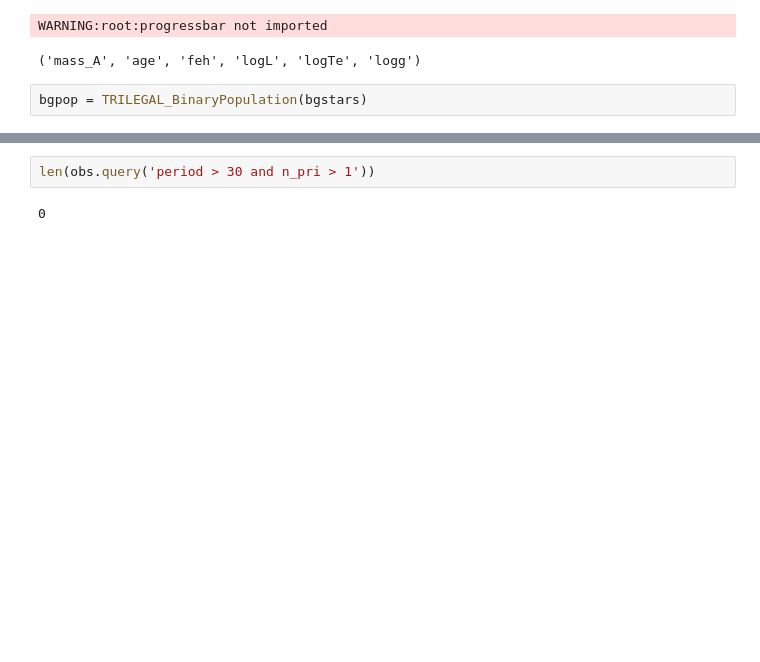
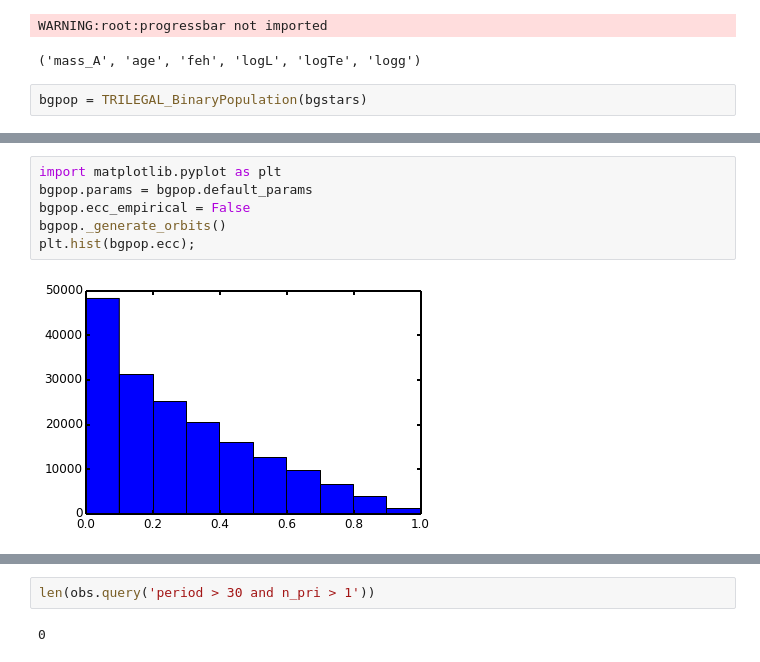
Before and after one commit to timothydmorton/exosyspop, a Jupyter notebook: Exploration.ipynb, the cells around one changed output, grey strips where cells are left out. Cells and saved outputs as stored; diff of their text form; blank space fills up the shorter version.

Commit message:
implemented eccentricity sampling, making empirical distribution optional

```diff
--- a/Exploration.ipynb
+++ b/Exploration.ipynb
@@ -518 +518,9 @@ qR regressor trained, R2=0.94252047046
 [figure]
+# %%
+import matplotlib.pyplot as plt
+bgpop.params = bgpop.default_params
+bgpop.ecc_empirical = False
+bgpop._generate_orbits()
+plt.hist(bgpop.ecc);
+# %% [output]
+[figure, added]
```
Also changed, not shown: parts of 13 cells of this notebook, 3 other files.
